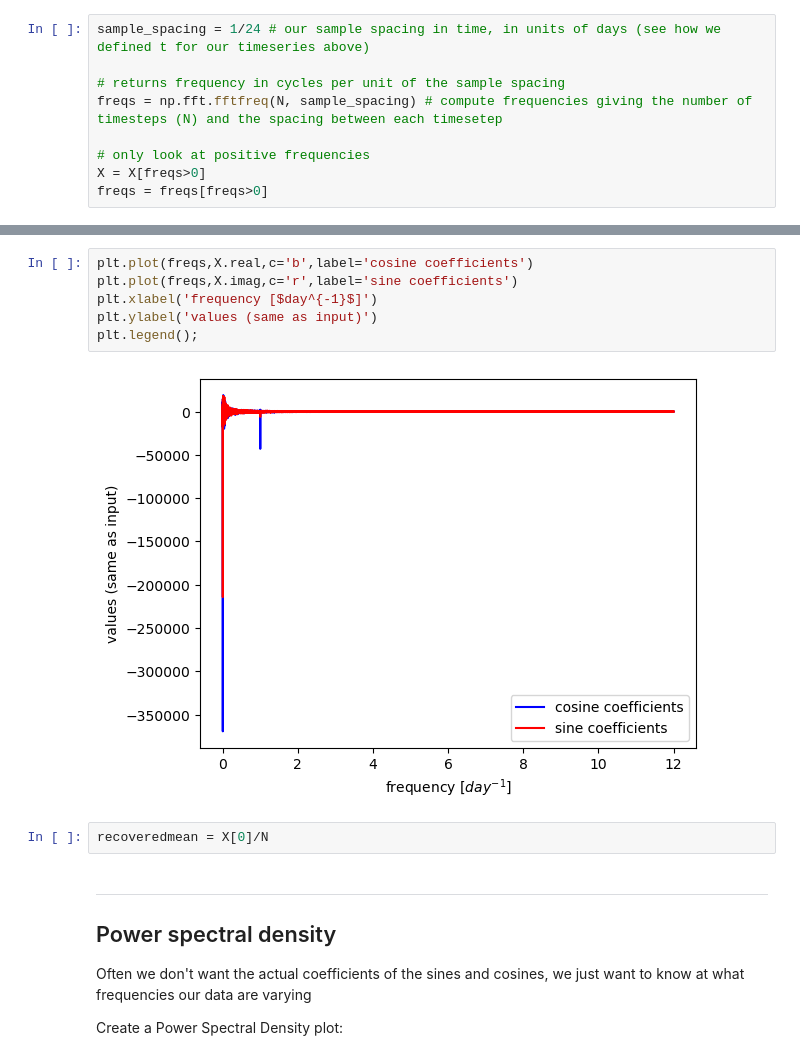
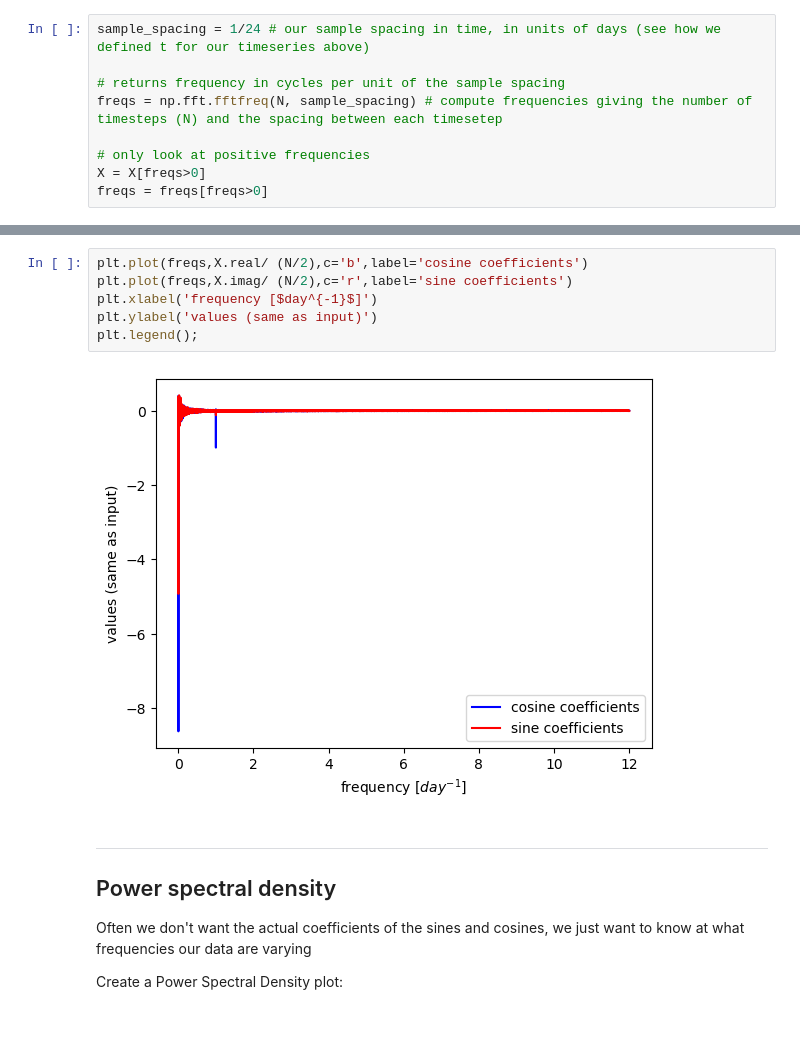
Before and after one commit to Mountain-Hydrology-Research-Group/data-analysis, a Jupyter notebook: book/modules/module8/lab8-3.ipynb, the cells around one changed output, grey strips where cells are left out. Cells and saved outputs as stored; diff of their text form; blank space fills up the shorter version.

```diff
--- a/book/modules/module8/lab8-3.ipynb
+++ b/book/modules/module8/lab8-3.ipynb
@@ -158,13 +156,11 @@ plt.ylabel('values (same as input)');
 # %%
-plt.plot(freqs,X.real,c='b',label='cosine coefficients')
-plt.plot(freqs,X.imag,c='r',label='sine coefficients')
+plt.plot(freqs,X.real/ (N/2),c='b',label='cosine coefficients')
+plt.plot(freqs,X.imag/ (N/2),c='r',label='sine coefficients')
 plt.xlabel('frequency [$day^{-1}$]')
 plt.ylabel('values (same as input)')
 plt.legend();
 # %% [output]
-[figure, old version]
+[figure, new version]
-# %%
-recoveredmean = X[0]/N
 # %% [markdown]
 ---
 ## Power spectral density
```
Also changed, not shown: parts of 7 cells of this notebook, 1 other file.
